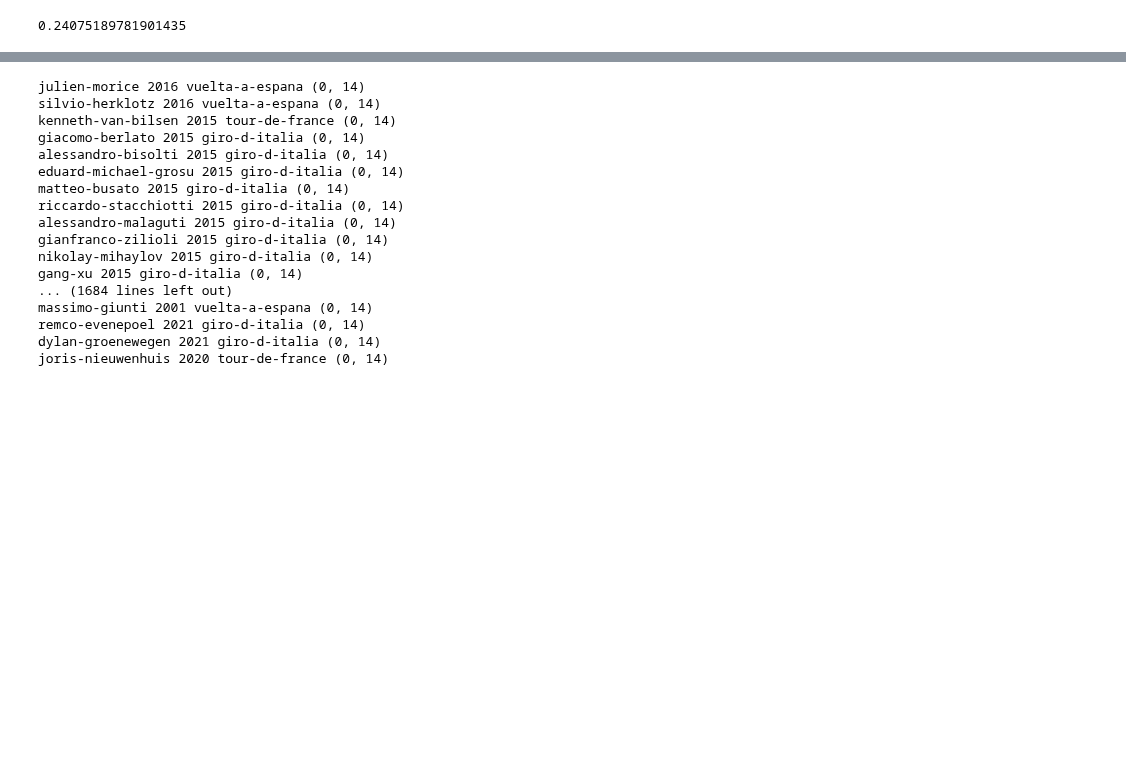
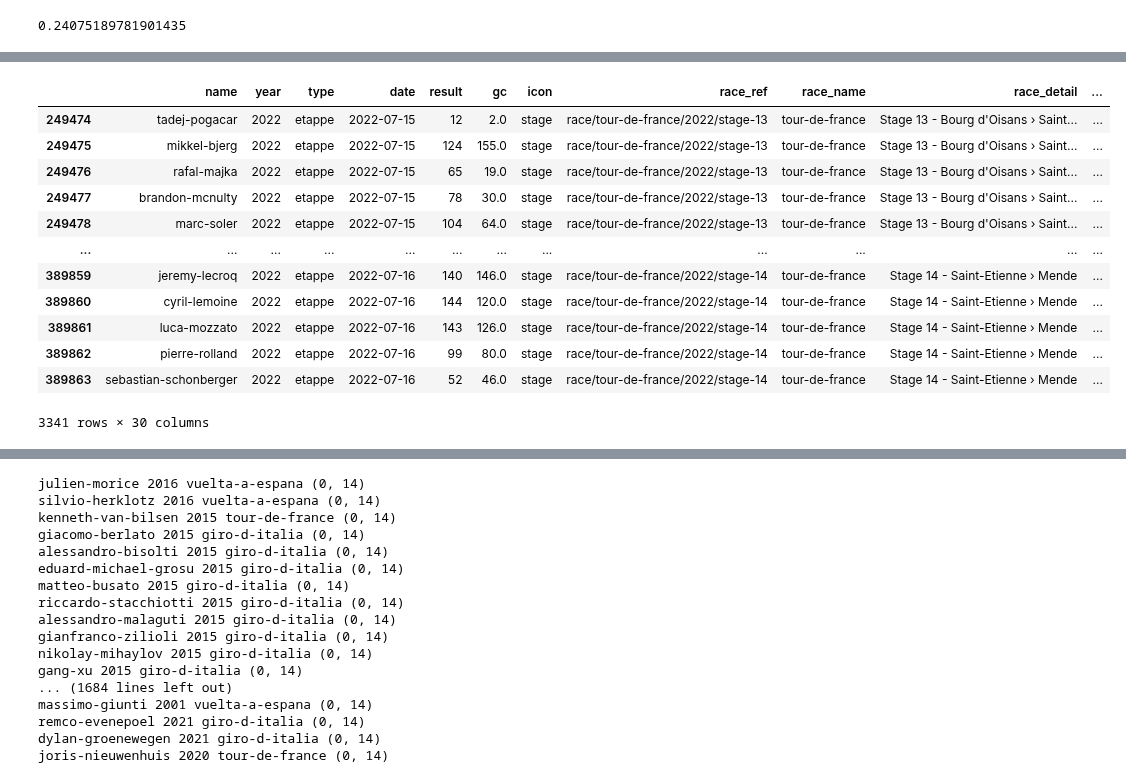
Before and after one commit to Michiel-DK/cycling, a Jupyter notebook: rnn_clean.ipynb, the cells around one changed output, grey strips where cells are left out. Cells and saved outputs as stored; diff of their text form; code cells hidden in the pictures; blank space fills up the shorter version.

```diff
--- a/rnn_clean.ipynb
+++ b/rnn_clean.ipynb
@@ -569,3 +659,19 @@ len(test)/len(train)
+# %%
+merged_df[(merged_df['race_name']=='tour-de-france') & (merged_df['year']==2022)]
+# %% [output]
+|  | name | year | type | date | result | gc | icon | race_ref | race_name | race_detail | ... |
+| 249474 | tadej-pogacar | 2022 | etappe | 2022-07-15 | 12 | 2.0 | stage | race/tour-de-france/2022/stage-13 | tour-de-france | Stage 13 - Bourg d'Oisans › Saint... | ... |
+| 249475 | mikkel-bjerg | 2022 | etappe | 2022-07-15 | 124 | 155.0 | stage | race/tour-de-france/2022/stage-13 | tour-de-france | Stage 13 - Bourg d'Oisans › Saint... | ... |
+| 249476 | rafal-majka | 2022 | etappe | 2022-07-15 | 65 | 19.0 | stage | race/tour-de-france/2022/stage-13 | tour-de-france | Stage 13 - Bourg d'Oisans › Saint... | ... |
+| 249477 | brandon-mcnulty | 2022 | etappe | 2022-07-15 | 78 | 30.0 | stage | race/tour-de-france/2022/stage-13 | tour-de-france | Stage 13 - Bourg d'Oisans › Saint... | ... |
+| 249478 | marc-soler | 2022 | etappe | 2022-07-15 | 104 | 64.0 | stage | race/tour-de-france/2022/stage-13 | tour-de-france | Stage 13 - Bourg d'Oisans › Saint... | ... |
+| ... | ... | ... | ... | ... | ... | ... | ... | ... | ... | ... | ... |
+| 389859 | jeremy-lecroq | 2022 | etappe | 2022-07-16 | 140 | 146.0 | stage | race/tour-de-france/2022/stage-14 | tour-de-france | Stage 14 - Saint-Etienne › Mende | ... |
+| 389860 | cyril-lemoine | 2022 | etappe | 2022-07-16 | 144 | 120.0 | stage | race/tour-de-france/2022/stage-14 | tour-de-france | Stage 14 - Saint-Etienne › Mende | ... |
+| 389861 | luca-mozzato | 2022 | etappe | 2022-07-16 | 143 | 126.0 | stage | race/tour-de-france/2022/stage-14 | tour-de-france | Stage 14 - Saint-Etienne › Mende | ... |
+| 389862 | pierre-rolland | 2022 | etappe | 2022-07-16 | 99 | 80.0 | stage | race/tour-de-france/2022/stage-14 | tour-de-france | Stage 14 - Saint-Etienne › Mende | ... |
+| 389863 | sebastian-schonberger | 2022 | etappe | 2022-07-16 | 52 | 46.0 | stage | race/tour-de-france/2022/stage-14 | tour-de-france | Stage 14 - Saint-Etienne › Mende | ... |
+3341 rows × 30 columns
 # %%
 def get_sequence(df, name, year, tour, weeks=52):
 
```
Also changed, not shown: parts of 10 cells of this notebook, 1 other file.
